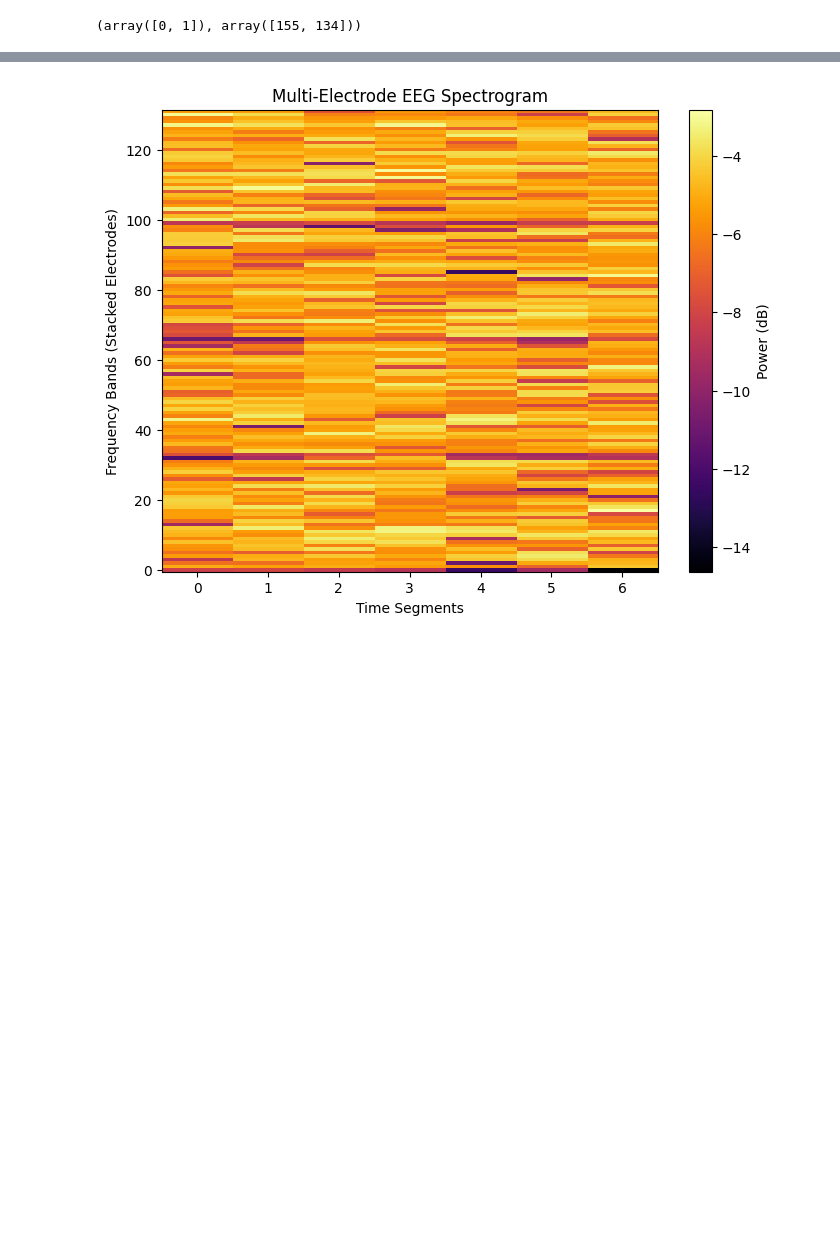
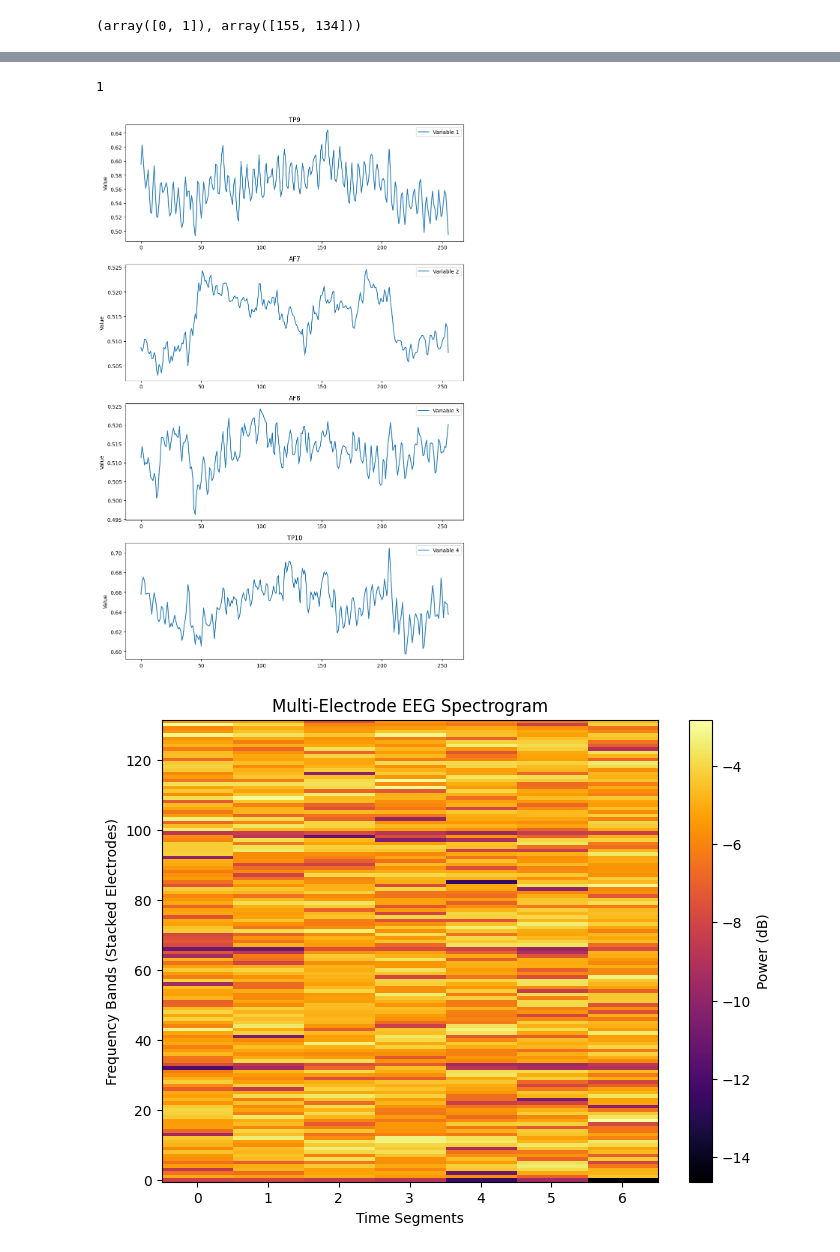
Before and after one commit to JP-Vela/BioHack2025, a Jupyter notebook: classify.ipynb, the cells around one changed output, grey strips where cells are left out. Cells and saved outputs as stored; diff of their text form; code cells hidden in the pictures; blank space fills up the shorter version.

```diff
--- a/classify.ipynb
+++ b/classify.ipynb
@@ -307,18 +322,16 @@ plt.show()
 # %%
 def plot_sample(sample):
-    variables = ['TP9','AF7','AF8','TP10','Right AUX']
-
+    variables = ['TP9','AF7','AF8','TP10']
     # Number of samples
     num_samples = sample.shape[0]
 
     # Create a figure with 5 subplots (1 column and 5 rows)
-    fig, axes = plt.subplots(5, 1, figsize=(10, 15))
+    fig, axes = plt.subplots(4, 1, figsize=(10, 15))
 
     # Plot each of the 5 variables in separate subplots
     for i in range(sample.shape[1]):
         axes[i].plot(range(num_samples), sample[:, i], label=f'Variable {i+1}')
         axes[i].set_title(f'{variables[i]}')
-        axes[i].set_xlabel('Sample Index')
         axes[i].set_ylabel('Value')
         axes[i].legend()
 
@@ -340,3 +343,10 @@ import matplotlib.pyplot as plt
+# %%
+a = 9
+print(y_train[a])
+plot_sample(X_train_scaled[a])
+# %% [output]
+1
+[figure, added]
 # %%
 eeg_data = X_train_scaled[1]  # Simulated EEG data
 
```
Also changed, not shown: parts of 14 cells of this notebook, 16 other files.
